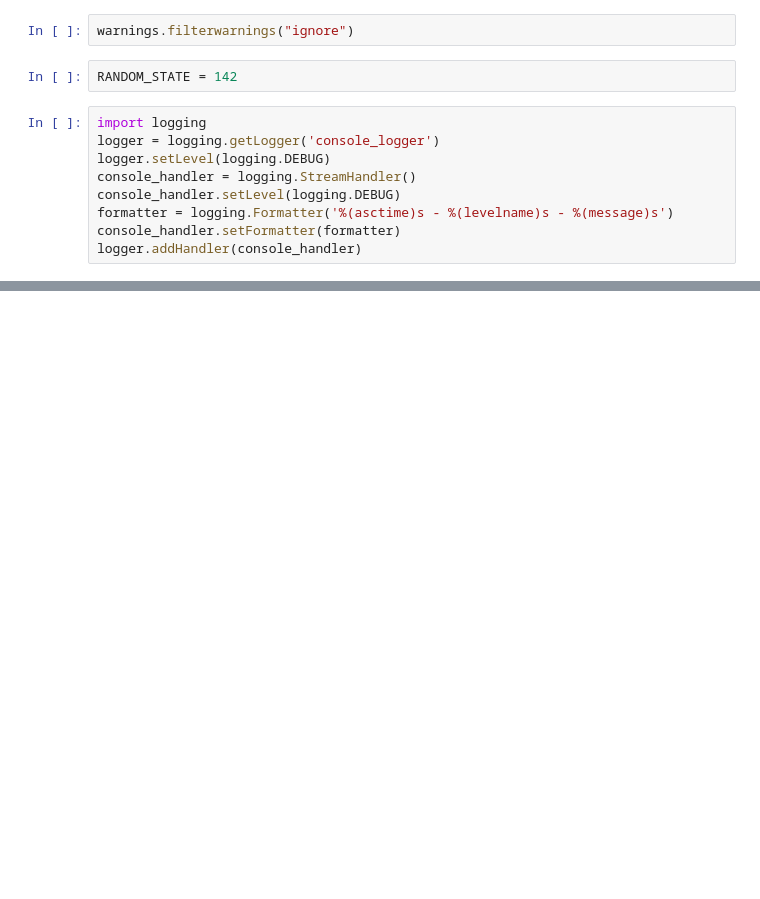
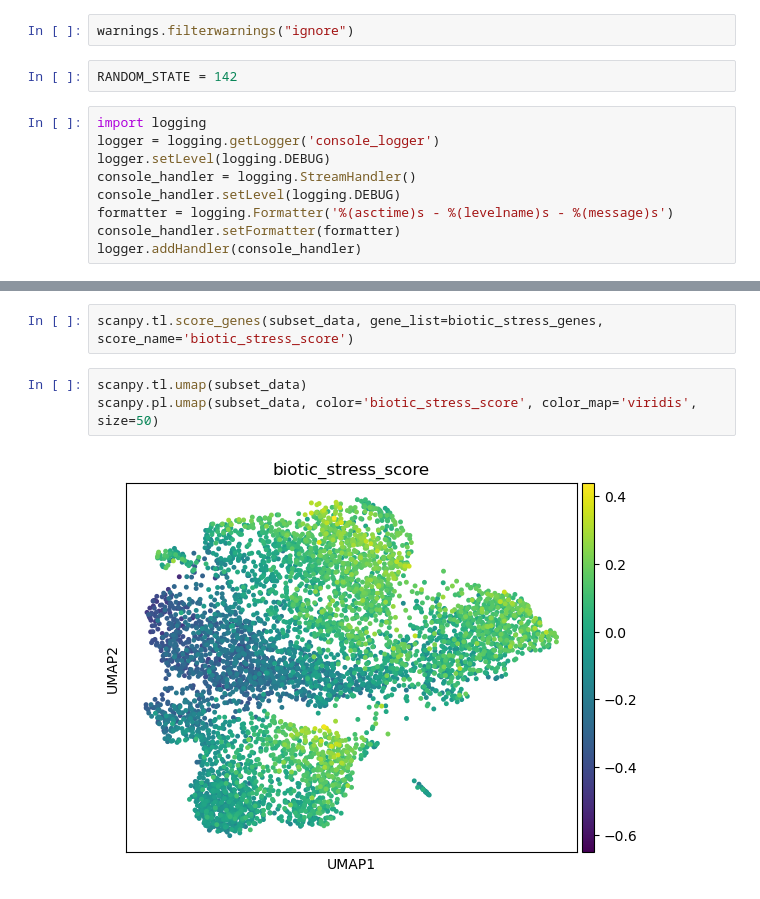
Before and after one commit to rbonazzola/scrna-pipeline, a Jupyter notebook: scanpy_pipeline.ipynb, the cells around one changed output, grey strips where cells are left out. Cells and saved outputs as stored; diff of their text form; blank space fills up the shorter version.

```diff
--- a/scanpy_pipeline.ipynb
+++ b/scanpy_pipeline.ipynb
@@ -187,0 +237,7 @@ go_terms.loc[idx].sort_values("p_value").head(20)
+# %%
+scanpy.tl.score_genes(subset_data, gene_list=biotic_stress_genes, score_name='biotic_stress_score')
+# %%
+scanpy.tl.umap(subset_data)
+scanpy.pl.umap(subset_data, color='biotic_stress_score', color_map='viridis', size=50)
+# %% [output]
+[figure, added]
```
Also changed, not shown: parts of 19 cells of this notebook, 2 other files.
